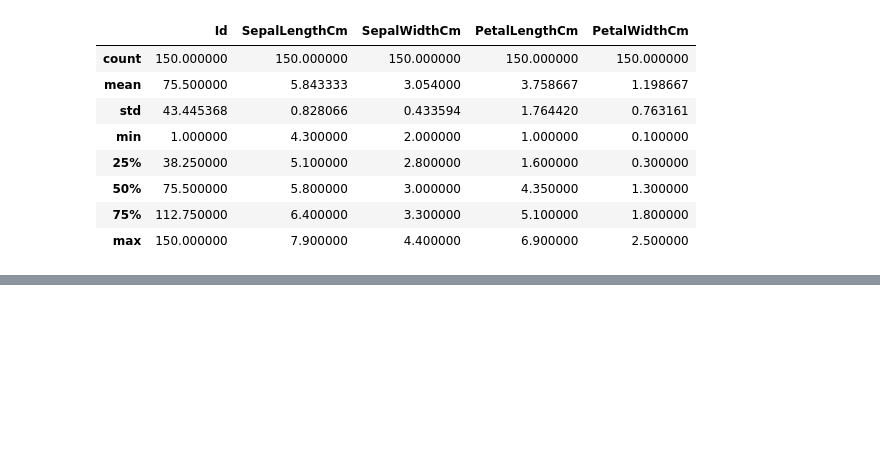
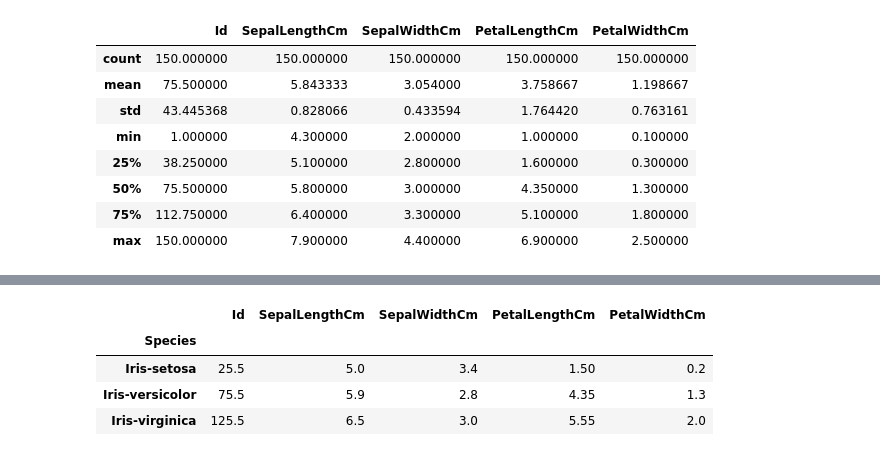
Before and after one commit to cobhan/pands-project-2019, a Jupyter notebook: Iris Dataset Project 2019.ipynb, the cells around one changed output, grey strips where cells are left out. Drawn from its saved outputs; the diff is of its cells as text; code cells hidden in the pictures; blank space fills up the shorter version.

```diff
--- a/Iris Dataset Project 2019.ipynb
+++ b/Iris Dataset Project 2019.ipynb
@@ -78,0 +87,8 @@ df.boxplot(column=['SepalLengthCm', 'SepalWidthCm', 'PetalLengthCm', 'PetalWidth
+# %%
+df.groupby('Species').median() #show arithmetic median grouped by species
+# %% [output]
+|  | Id | SepalLengthCm | SepalWidthCm | PetalLengthCm | PetalWidthCm |
+| Species |  |  |  |  |  |
+| Iris-setosa | 25.5 | 5.0 | 3.4 | 1.50 | 0.2 |
+| Iris-versicolor | 75.5 | 5.9 | 2.8 | 4.35 | 1.3 |
+| Iris-virginica | 125.5 | 6.5 | 3.0 | 5.55 | 2.0 |
```
Also changed, not shown: parts of 8 cells of this notebook.
